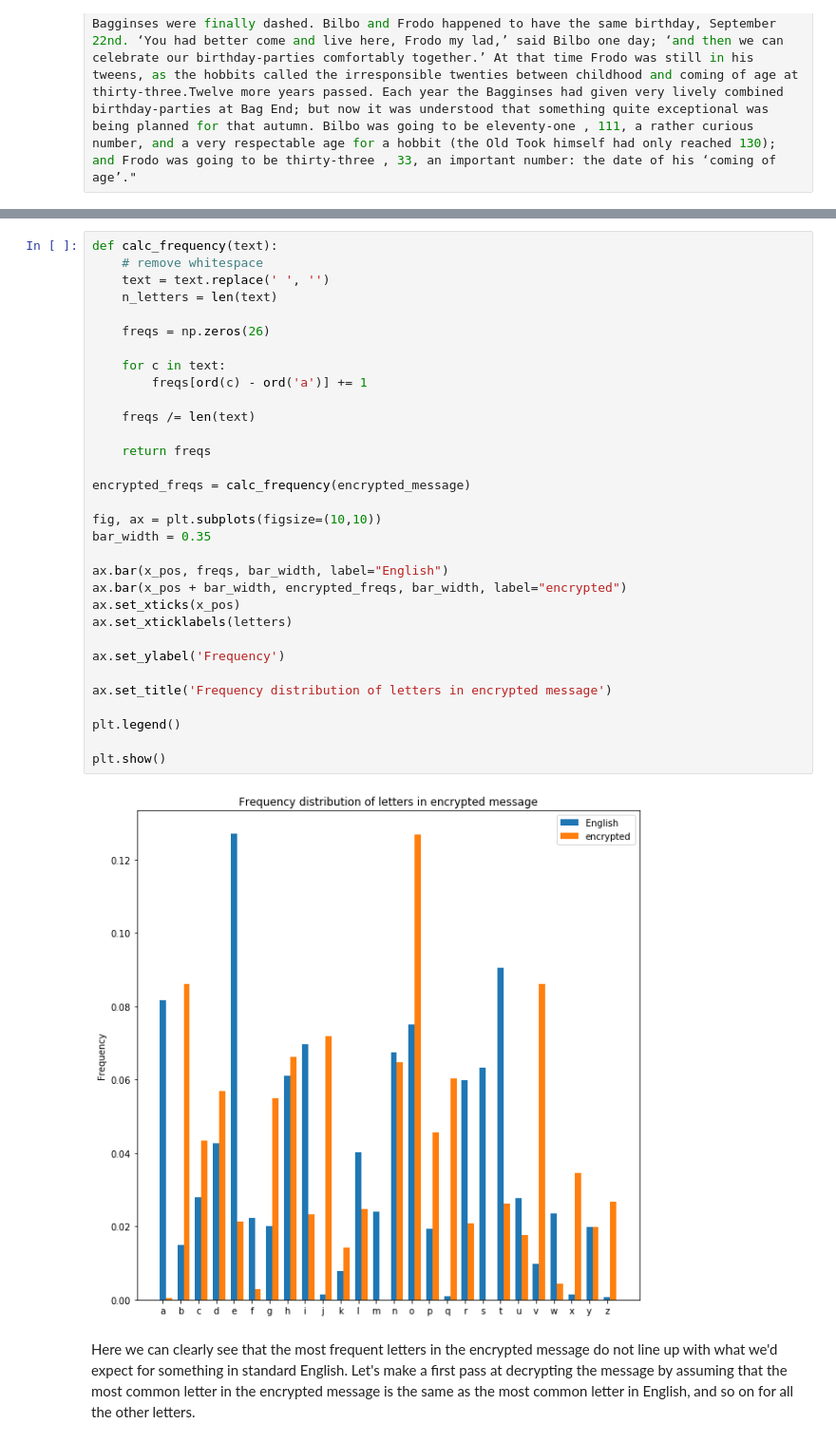
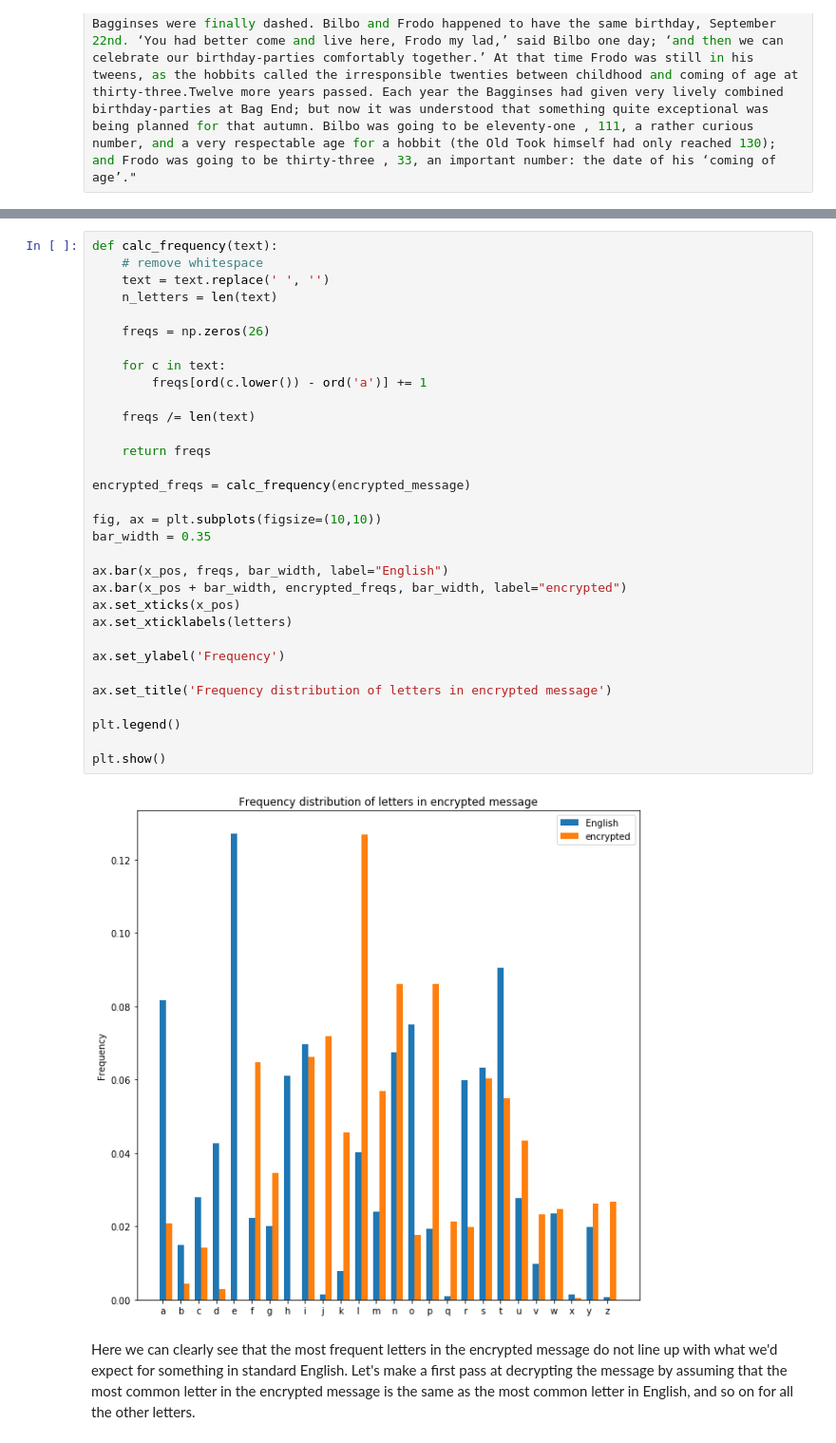
Before and after one commit to poojarao8/IACS_computes_2019, a Jupyter notebook: jupyter_notebooks/day7/cryptography/cryptography.ipynb, the cells around one changed output, grey strips where cells are left out. Shown at 95% size. Drawn from its saved outputs; the diff is of its cells as text.

```diff
--- a/jupyter_notebooks/day7/cryptography/cryptography.ipynb
+++ b/jupyter_notebooks/day7/cryptography/cryptography.ipynb
@@ -176,35 +176,35 @@ def calc_frequency(text):
     # remove whitespace
     text = text.replace(' ', '')
     n_letters = len(text)
 
     freqs = np.zeros(26)
 
     for c in text:
-        freqs[ord(c) - ord('a')] += 1
+        freqs[ord(c.lower()) - ord('a')] += 1
 
     freqs /= len(text)
 
     return freqs
 
 encrypted_freqs = calc_frequency(encrypted_message)
 
 fig, ax = plt.subplots(figsize=(10,10))
 bar_width = 0.35
 
 ax.bar(x_pos, freqs, bar_width, label="English")
 ax.bar(x_pos + bar_width, encrypted_freqs, bar_width, label="encrypted")
 ax.set_xticks(x_pos)
 ax.set_xticklabels(letters)
 
 ax.set_ylabel('Frequency')
 
 ax.set_title('Frequency distribution of letters in encrypted message')
 
 plt.legend()
 
 plt.show()
 # %% [output]
-[figure, old version]
+[figure, new version]
 # %% [markdown]
 Here we can clearly see that the most frequent letters in the encrypted message do not line up with what we'd expect for something in standard English. Let's make a first pass at decrypting the message by assuming that the most common letter in the encrypted message is the same as the most common letter in English, and so on for all the other letters.
 # %%
```
Also changed, not shown: parts of 4 cells of this notebook, 5 other files.
